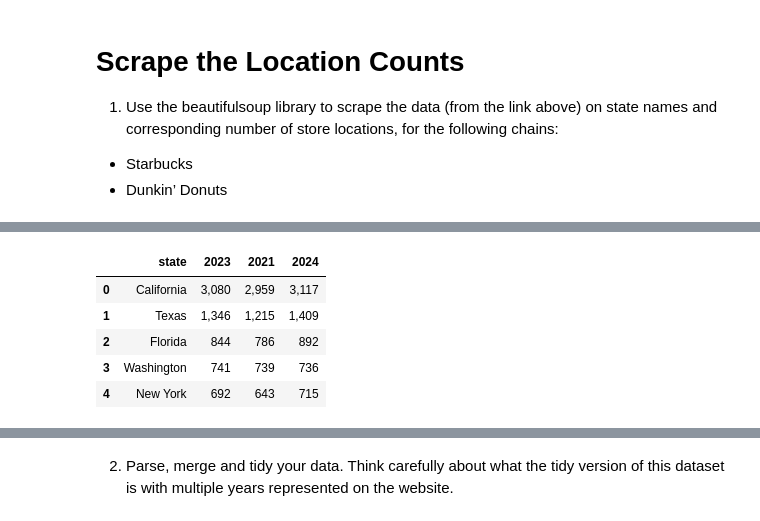
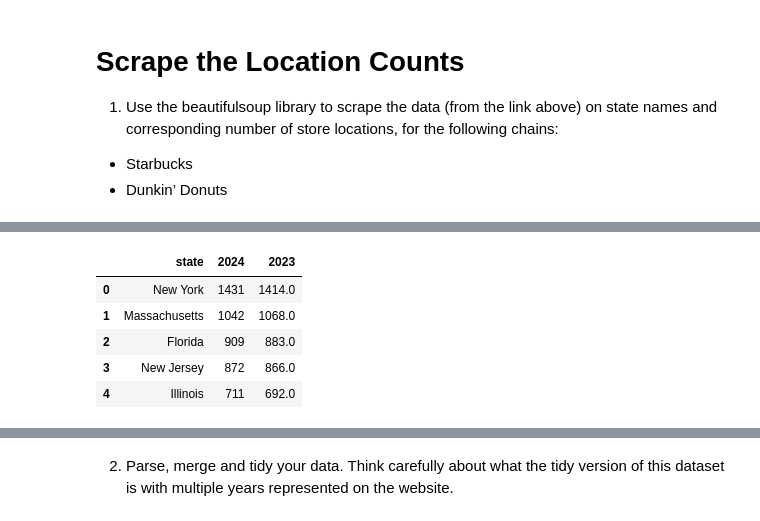
Before and after one commit to samricafrente/GSB-544, a Jupyter notebook: Labs/Lab-4/Lab-4.ipynb, the cells around one changed output, grey strips where cells are left out. Drawn from its saved outputs; the diff is of its cells as text; code cells hidden in the pictures.

```diff
--- a/Labs/Lab-4/Lab-4.ipynb
+++ b/Labs/Lab-4/Lab-4.ipynb
@@ -28,47 +80,45 @@ import numpy as np
 # %%
-# Starbucks Data
+# Dunkin' Donuts Data
 
 # Send a GET request to the webpage
-response = requests.get("https://worldpopulationreview.com/state-rankings/starbucks-stores-by-state")
+response = requests.get("https://worldpopulationreview.com/state-rankings/dunkin-donuts-by-state")
 
 # Parse the HTML content
 soup = BeautifulSoup(response.content, "html.parser")  # Parses the HTML content into a structured format
 # Allows us to search through the HTML and extract specific elements
 
 # Find the main table
 table = soup.find("table", class_="wpr-table")
 
 # Initialize an empty list to store data for rows
 rows = []
 
 # Iterate over each row in the table to collect store data by state, skipping the header row
 for row in table.find_all("tr")[1:]:
     # Extract the state name from the <th> tag in each row
     state = row.find("th").get_text(strip=True)
 
     # Find all data cells in the row
     cells = row.find_all("td")
 
-    # Get the text for each year's store count from the cells
-    stores_2023 = cells[0].get_text(strip=True)
-    stores_2021 = cells[1].get_text(strip=True)
-    stores_2024 = cells[2].get_text(strip=True)
+    # Get the text for each year's store count from the cells, remove commas, and convert to integer, handling empty strings
+    stores_2024 = int(cells[0].get_text(strip=True).replace(',', '')) if cells[0].get_text(strip=True) else None
+    stores_2023 = int(cells[1].get_text(strip=True).replace(',', '')) if cells[1].get_text(strip=True) else None
 
-    # ChatGPT 4o Reccomedation: Append the extracted data for each state into the rows list as a dictionary
+    # Append the extracted data for each state into the rows list as a dictionary
     rows.append({
         "state": state,
-        "2023": stores_2023,
-        "2021": stores_2021,
-        "2024": stores_2024
+        "2024": stores_2024,
+        "2023": stores_2023
     })
 
 # Convert the list into a pandas DataFrame
-starbucks = pd.DataFrame(rows)
-starbucks.head()
+dunkin = pd.DataFrame(rows)
+dunkin.head()
 # %% [output]
-|  | state | 2023 | 2021 | 2024 |
-| 0 | California | 3,080 | 2,959 | 3,117 |
-| 1 | Texas | 1,346 | 1,215 | 1,409 |
-| 2 | Florida | 844 | 786 | 892 |
-| 3 | Washington | 741 | 739 | 736 |
-| 4 | New York | 692 | 643 | 715 |
+|  | state | 2024 | 2023 |
+| 0 | New York | 1431 | 1414.0 |
+| 1 | Massachusetts | 1042 | 1068.0 |
+| 2 | Florida | 909 | 883.0 |
+| 3 | New Jersey | 872 | 866.0 |
+| 4 | Illinois | 711 | 692.0 |
```
Also changed, not shown: parts of 24 cells of this notebook, 1 other file.
